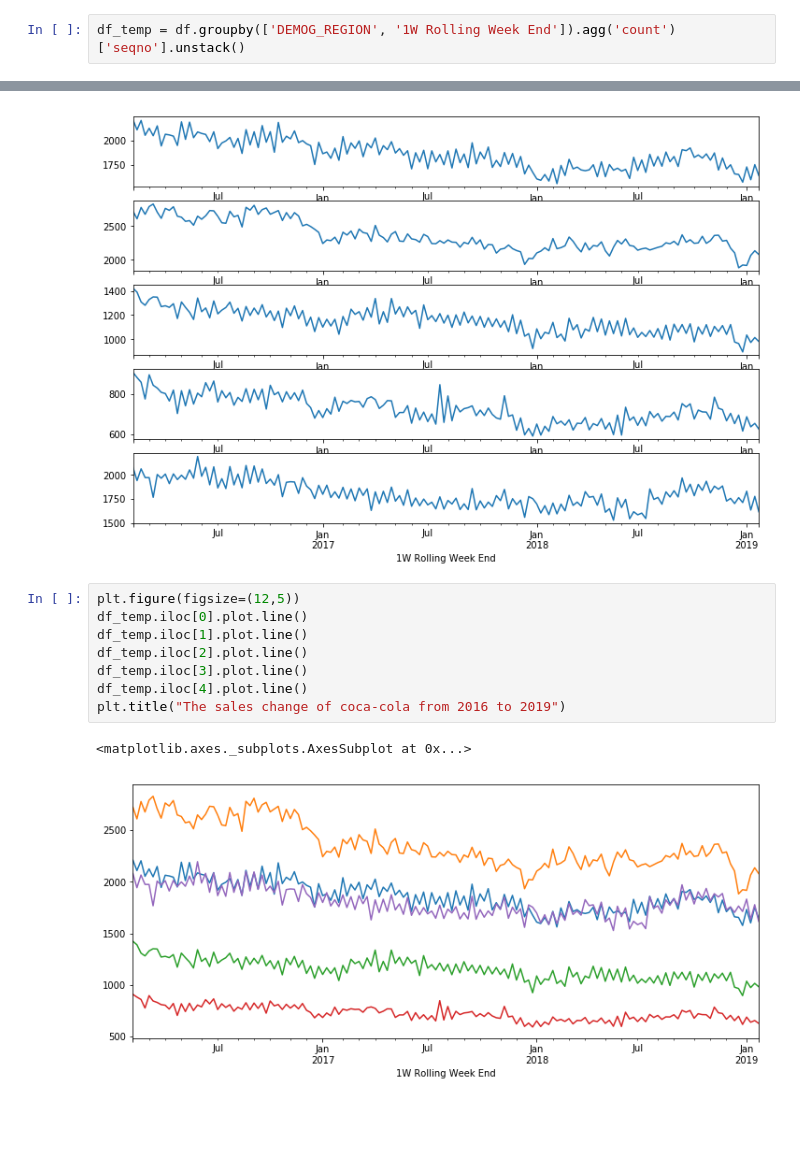
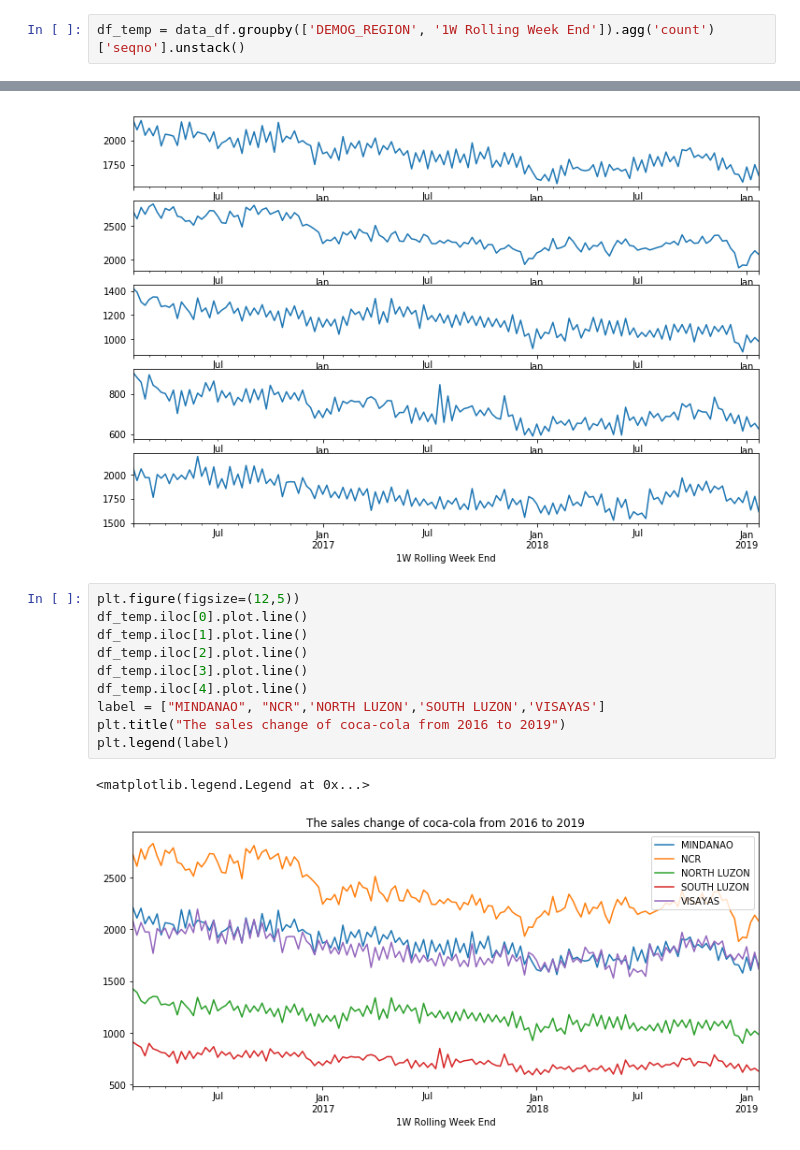
Before and after one commit to green-fox-academy/Angela93-Shi, a Jupyter notebook: week-08/final_project/graphic analysis.ipynb, the cells around one changed output, grey strips where cells are left out. Saved outputs shown, nothing was run; the diff lists cells and outputs as text; blank space fills up the shorter version.

```diff
--- a/week-08/final_project/graphic analysis.ipynb
+++ b/week-08/final_project/graphic analysis.ipynb
@@ -305,7 +363,7 @@ df.groupby(['1W Rolling Week End']).agg('count')['seqno'].plot.line()
 <matplotlib.axes._subplots.AxesSubplot at 0x...>
 [figure]
 # %%
-df_temp = df.groupby(['DEMOG_REGION', '1W Rolling Week End']).agg('count')['seqno'].unstack()
+df_temp = data_df.groupby(['DEMOG_REGION', '1W Rolling Week End']).agg('count')['seqno'].unstack()
 # %%
 df_temp
 # %% [output]
@@ -330,11 +388,13 @@ df_temp.iloc[4].plot.line(ax= ax[4])
 # %%
 plt.figure(figsize=(12,5))
 df_temp.iloc[0].plot.line()
 df_temp.iloc[1].plot.line()
 df_temp.iloc[2].plot.line()
 df_temp.iloc[3].plot.line()
 df_temp.iloc[4].plot.line()
+label = ["MINDANAO", "NCR",'NORTH LUZON','SOUTH LUZON','VISAYAS']
 plt.title("The sales change of coca-cola from 2016 to 2019")
+plt.legend(label)
 # %% [output]
-<matplotlib.axes._subplots.AxesSubplot at 0x...>
+<matplotlib.legend.Legend at 0x...>
-[figure, old version]
+[figure, new version]
```
Also changed, not shown: parts of 53 cells of this notebook.
